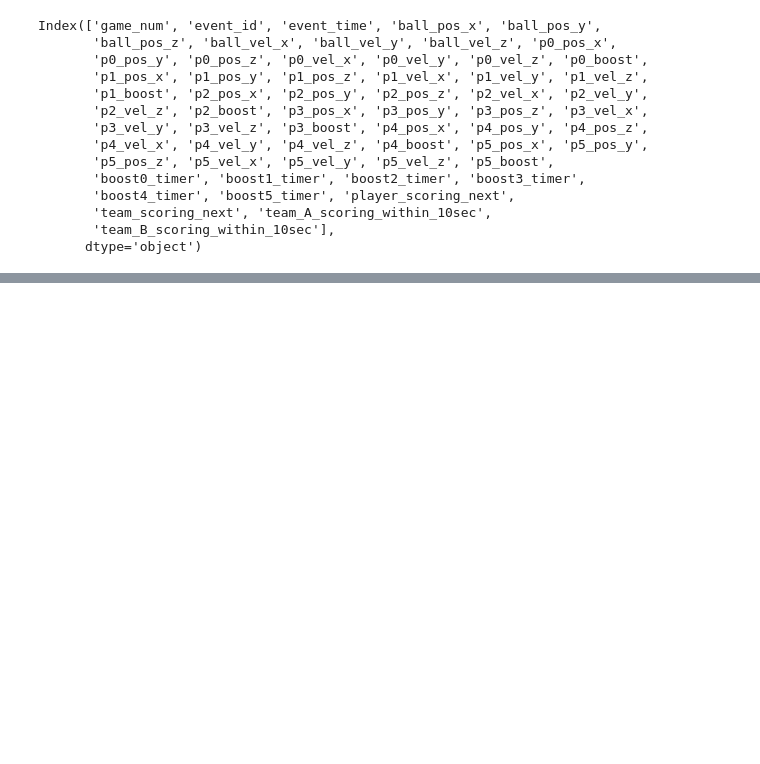
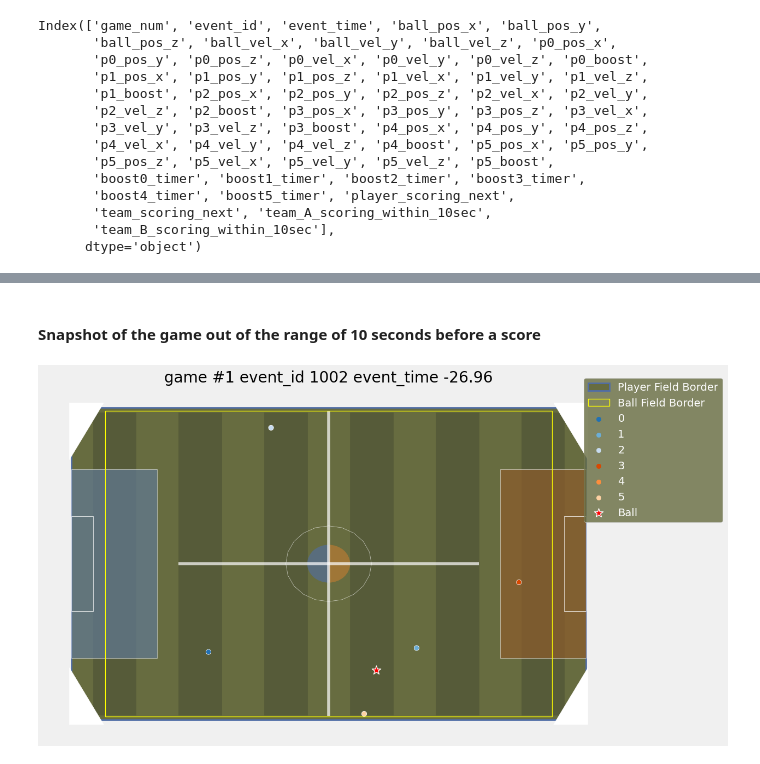
Before and after one commit to donelianc/my-kaggle-tools, a Jupyter notebook: competitions/tabular-playground-series-oct-2022/notebooks/0.0-ic-first-look-at-data.ipynb, the cells around one changed output, grey strips where cells are left out. Drawn from its saved outputs; the diff is of its cells as text; code cells hidden in the pictures; blank space fills up the shorter version.

```diff
--- a/competitions/tabular-playground-series-oct-2022/notebooks/0.0-ic-first-look-at-data.ipynb
+++ b/competitions/tabular-playground-series-oct-2022/notebooks/0.0-ic-first-look-at-data.ipynb
@@ -137,0 +242,13 @@ draw_rocket_league_position(single_match_df, meta, (fig, ax));
+# %% [markdown]
+#### Snapshot of the game out of the range of 10 seconds before a score
+# %%
+meta = {
+    "game_num": 1,
+    "event_id": 1002,
+    "event_time": single_event_df.loc[position_rest_of_the_match, "event_time"],
+}
+
+fig, ax = plt.subplots(1, figsize=(12, 8))
+draw_rocket_league_position(single_match_df, meta, (fig, ax));
+# %% [output]
+[figure, added]
```
Also changed, not shown: parts of 35 cells of this notebook, 2 other files.
